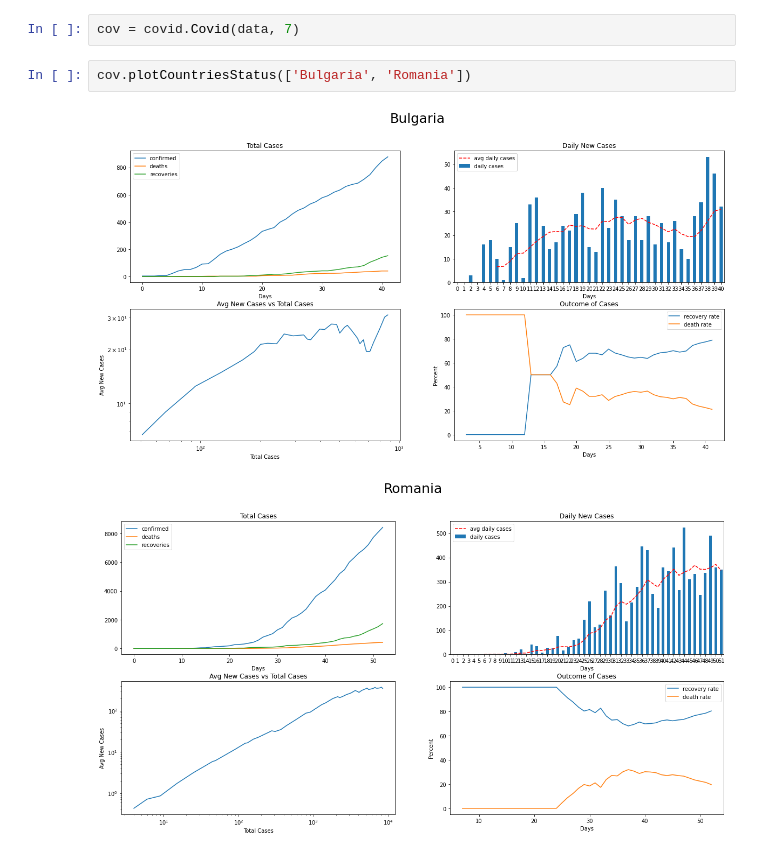
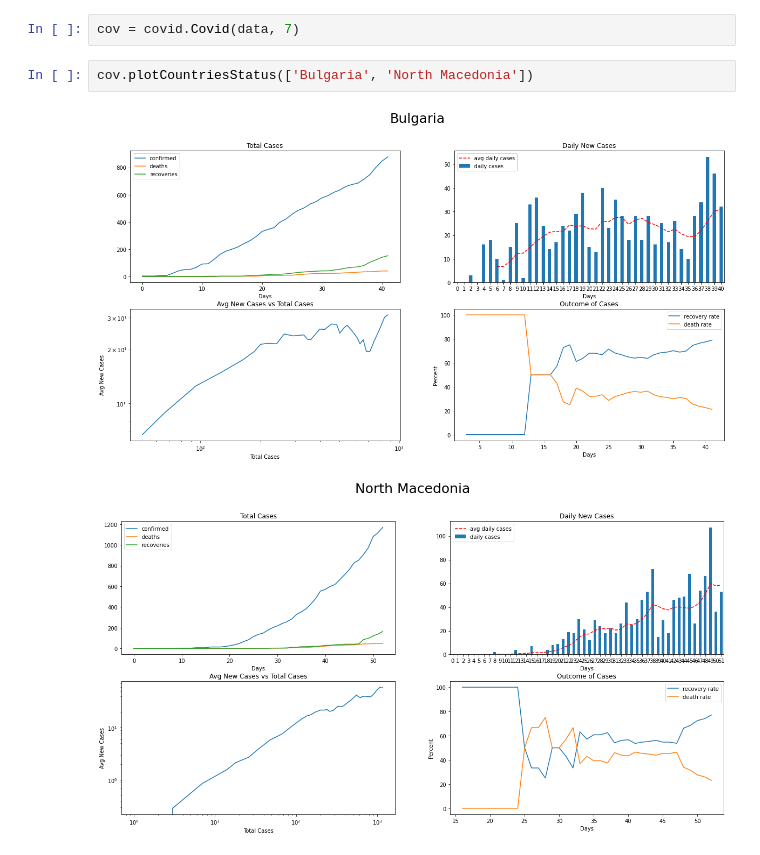
Before and after one commit to georgethebeatle/covid, a Jupyter notebook: Covid.ipynb, the cells around one changed output. Saved outputs shown, nothing was run; the diff lists cells and outputs as text.

```diff
--- a/Covid.ipynb
+++ b/Covid.ipynb
@@ -25,8 +25,8 @@ data
 # %%
 cov = covid.Covid(data, 7)
 # %%
-cov.plotCountriesStatus(['Bulgaria', 'Romania'])
+cov.plotCountriesStatus(['Bulgaria', 'North Macedonia'])
 # %% [output]
 [figure]
-[figure, old version]
+[figure, new version]
 # %%
```
Also changed, not shown: parts of 3 cells of this notebook, 2 other files.
